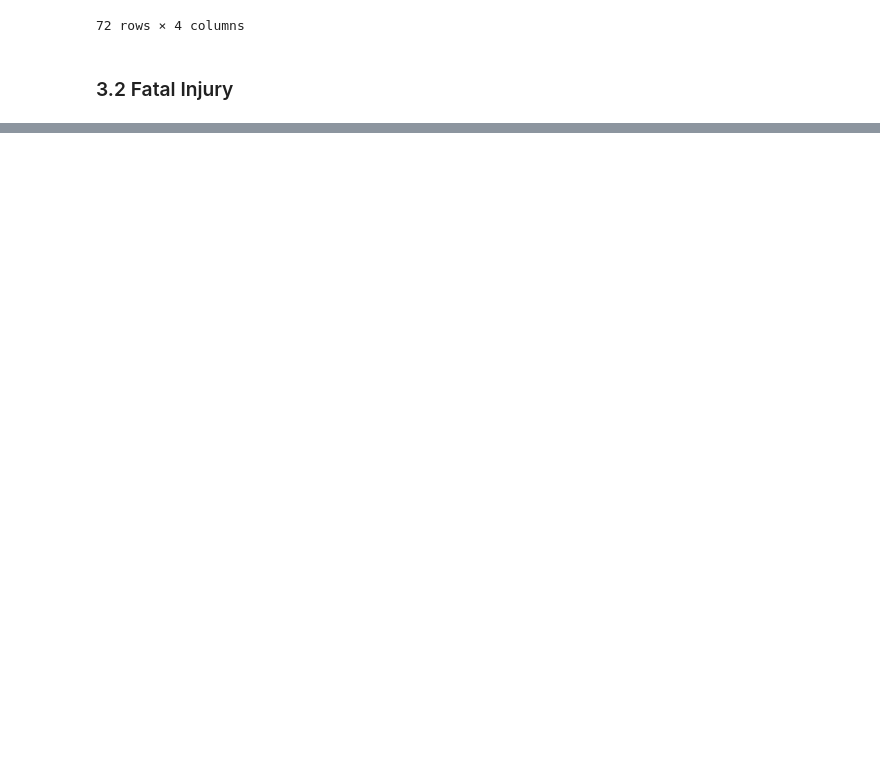
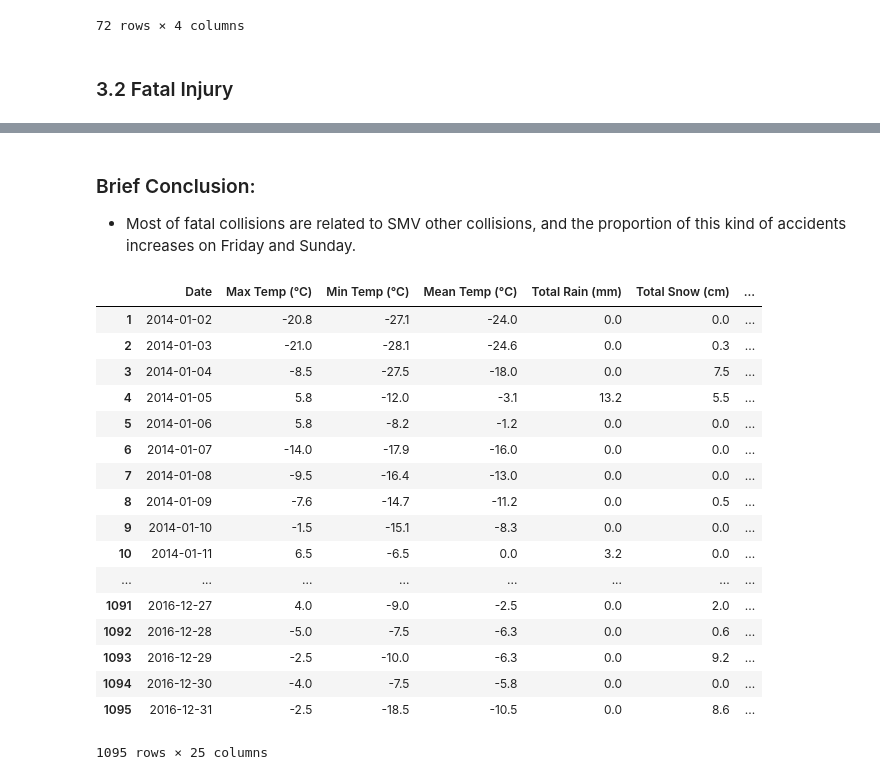
Before and after one commit to akiencore/collisionInOttawa2014to2017, a Jupyter notebook: HPIntegration_Analysis.ipynb, the cells around one changed output, grey strips where cells are left out. Drawn from its saved outputs; the diff is of its cells as text; code cells hidden in the pictures; blank space fills up the shorter version.

```diff
--- a/HPIntegration_Analysis.ipynb
+++ b/HPIntegration_Analysis.ipynb
@@ -803,0 +870,3 @@ pandas.core.frame.DataFrame
+# %% [markdown]
+### Brief Conclusion:
+* Most of fatal collisions are related to SMV other collisions, and the proportion of this kind of accidents increases on Friday and Sunday.
@@ -803,0 +880,21 @@ pandas.core.frame.DataFrame
+# %%
+df_train
+# %% [output]
+|  | Date | Max Temp (°C) | Min Temp (°C) | Mean Temp (°C) | Total Rain (mm) | Total Snow (cm) | ... |
+| 1 | 2014-01-02 | -20.8 | -27.1 | -24.0 | 0.0 | 0.0 | ... |
+| 2 | 2014-01-03 | -21.0 | -28.1 | -24.6 | 0.0 | 0.3 | ... |
+| 3 | 2014-01-04 | -8.5 | -27.5 | -18.0 | 0.0 | 7.5 | ... |
+| 4 | 2014-01-05 | 5.8 | -12.0 | -3.1 | 13.2 | 5.5 | ... |
+| 5 | 2014-01-06 | 5.8 | -8.2 | -1.2 | 0.0 | 0.0 | ... |
+| 6 | 2014-01-07 | -14.0 | -17.9 | -16.0 | 0.0 | 0.0 | ... |
+| 7 | 2014-01-08 | -9.5 | -16.4 | -13.0 | 0.0 | 0.0 | ... |
+| 8 | 2014-01-09 | -7.6 | -14.7 | -11.2 | 0.0 | 0.5 | ... |
+| 9 | 2014-01-10 | -1.5 | -15.1 | -8.3 | 0.0 | 0.0 | ... |
+| 10 | 2014-01-11 | 6.5 | -6.5 | 0.0 | 3.2 | 0.0 | ... |
+| ... | ... | ... | ... | ... | ... | ... | ... |
+| 1091 | 2016-12-27 | 4.0 | -9.0 | -2.5 | 0.0 | 2.0 | ... |
+| 1092 | 2016-12-28 | -5.0 | -7.5 | -6.3 | 0.0 | 0.6 | ... |
+| 1093 | 2016-12-29 | -2.5 | -10.0 | -6.3 | 0.0 | 9.2 | ... |
+| 1094 | 2016-12-30 | -4.0 | -7.5 | -5.8 | 0.0 | 0.0 | ... |
+| 1095 | 2016-12-31 | -2.5 | -18.5 | -10.5 | 0.0 | 8.6 | ... |
+1095 rows × 25 columns
```
Also changed, not shown: parts of 20 cells of this notebook.
